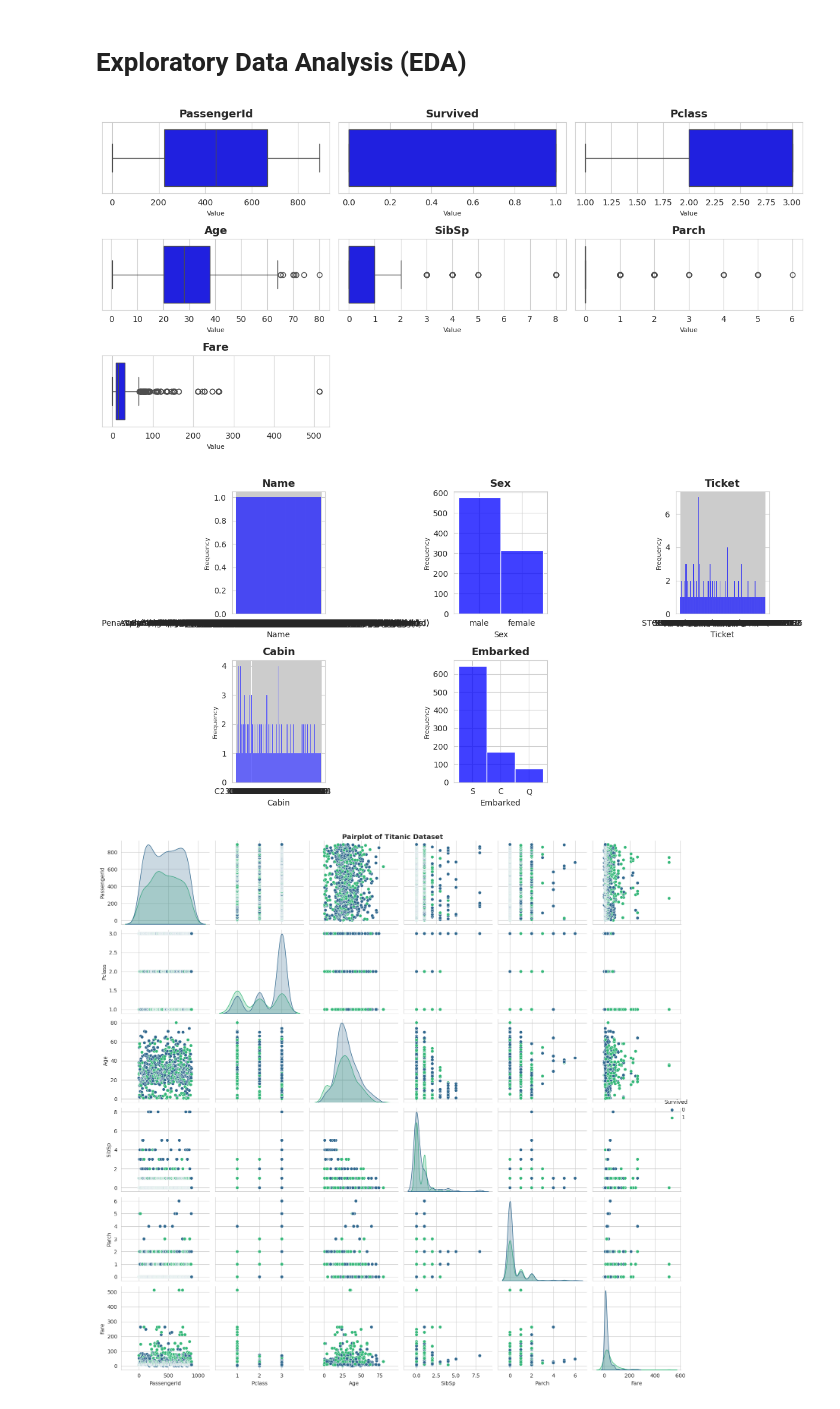
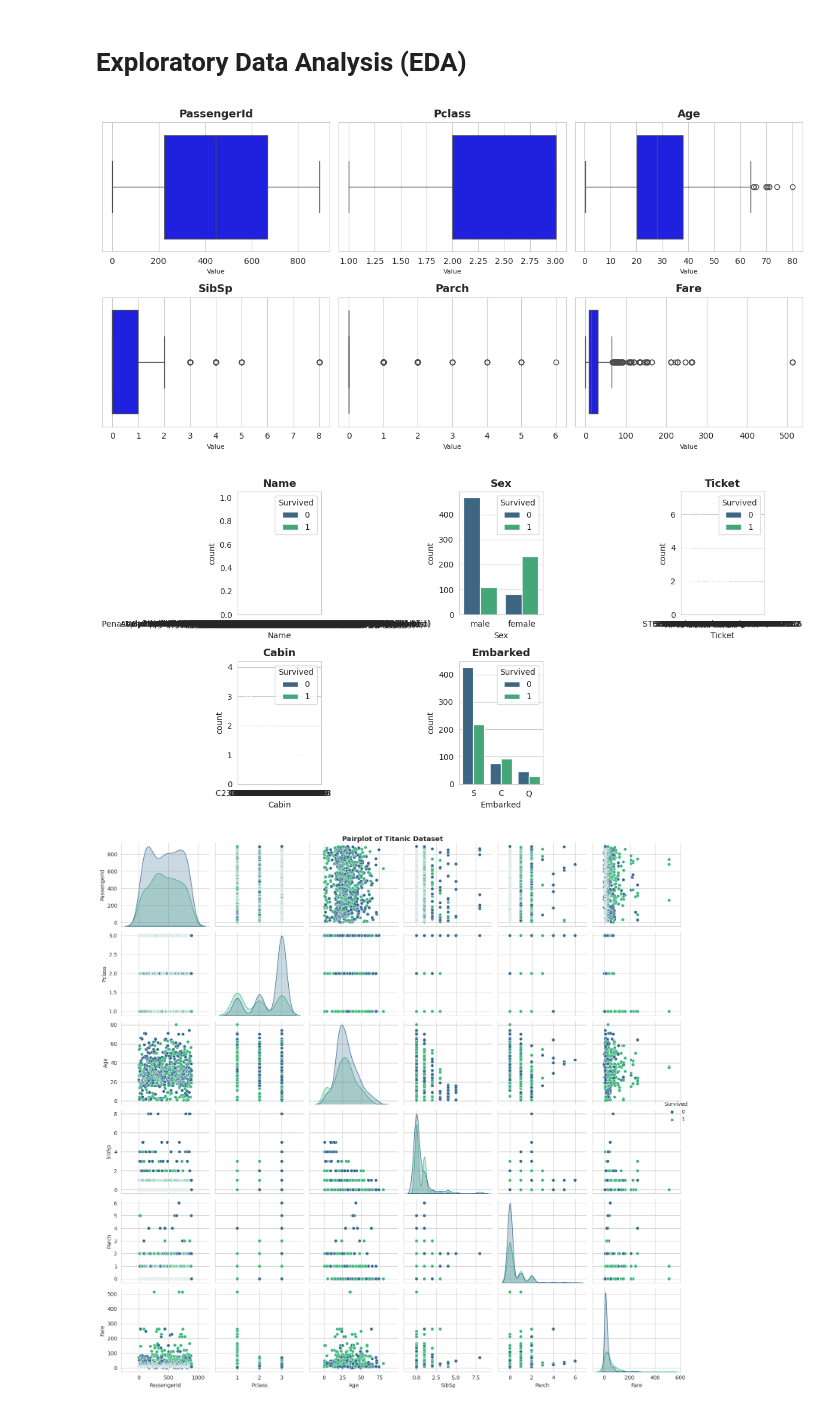
Before and after one commit to nelsooooon/titanic-survival-prediction, a Jupyter notebook: src/titanic_survival_prediction.ipynb, the cells around one changed output. Cells and saved outputs as stored; diff of their text form; code cells hidden in the pictures.

```diff
--- a/src/titanic_survival_prediction.ipynb
+++ b/src/titanic_survival_prediction.ipynb
@@ -22,8 +25,8 @@ from sklearn.model_selection import RandomizedSearchCV, GridSearchCV
 # %% [markdown]
 # **Data Loading**
 # %%
-path  = '/content/Titanic-Dataset.csv'
-df = pd.read_csv(path)
+train_path  = '/content/train.csv'
+df = pd.read_csv(train_path)
 
 df.head()
 # %% [output]
@@ -75,8 +78,14 @@ df.describe(include='all')
 # %%
 sns.set_style('whitegrid')
 # %%
-numerical_cols = df.select_dtypes(include=['int64', 'float64']).columns
-categorical_cols = df.select_dtypes(include=['object']).columns
+numerical_cols = df.select_dtypes(include=['int64', 'float64']).columns.tolist()
+categorical_cols = df.select_dtypes(include=['object']).columns.tolist()
+target_column = 'Survived'
+
+if target_column in numerical_cols:
+   numerical_cols.remove(target_column)
+if target_column in categorical_cols:
+   categorical_cols.remove(target_column)
 # %%
 ncols = 3
 nrows = (len(numerical_cols) + ncols - 1) // ncols
@@ -95,26 +104,25 @@ for i in range(len(numerical_cols), len(axes)):
 fig.tight_layout()
 plt.show()
 # %% [output]
-[figure, old version]
+[figure, new version]
 # %%
 ncols = 3
 nrows = (len(categorical_cols) + ncols - 1) // ncols
 
 fig, axes = plt.subplots(nrows=nrows, ncols=ncols, figsize=(12, 6))
 axes = axes.flatten()
 
 for i, col in enumerate(categorical_cols):
-    sns.histplot(x=col, data=df, ax=axes[i], color='blue')
+    sns.countplot(x=col,data=df, ax=axes[i], palette='viridis', hue=target_column)
     axes[i].set_title(col, size=13, weight='bold')
-    axes[i].set_ylabel('Frequency', size=8)
 
 for i in range(len(categorical_cols), len(axes)):
     fig.delaxes(axes[i])
 
 plt.tight_layout()
 plt.show()
 # %% [output]
-[figure, old version]
+[figure, new version]
 # %%
 sns.pairplot(df, hue='Survived', palette='viridis')
 plt.suptitle('Pairplot of Titanic Dataset', size=13, weight='bold')
```
Also changed, not shown: parts of 48 cells of this notebook.
